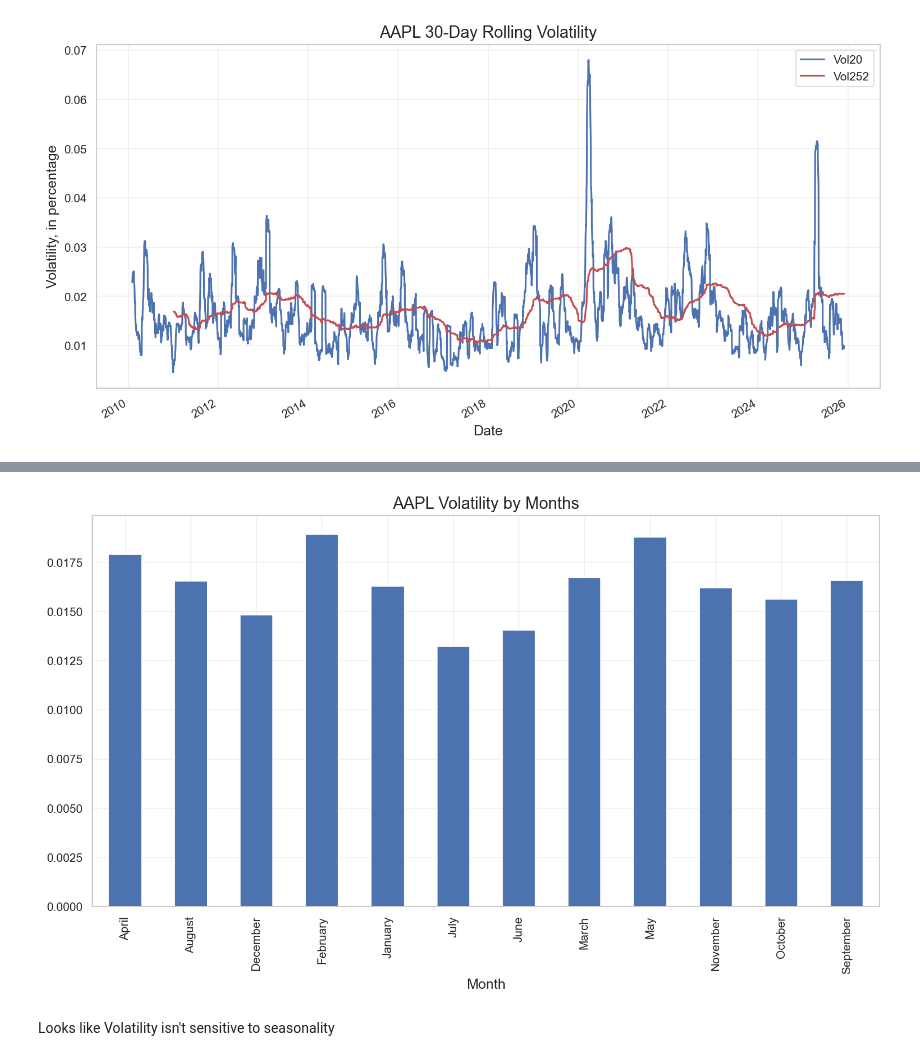
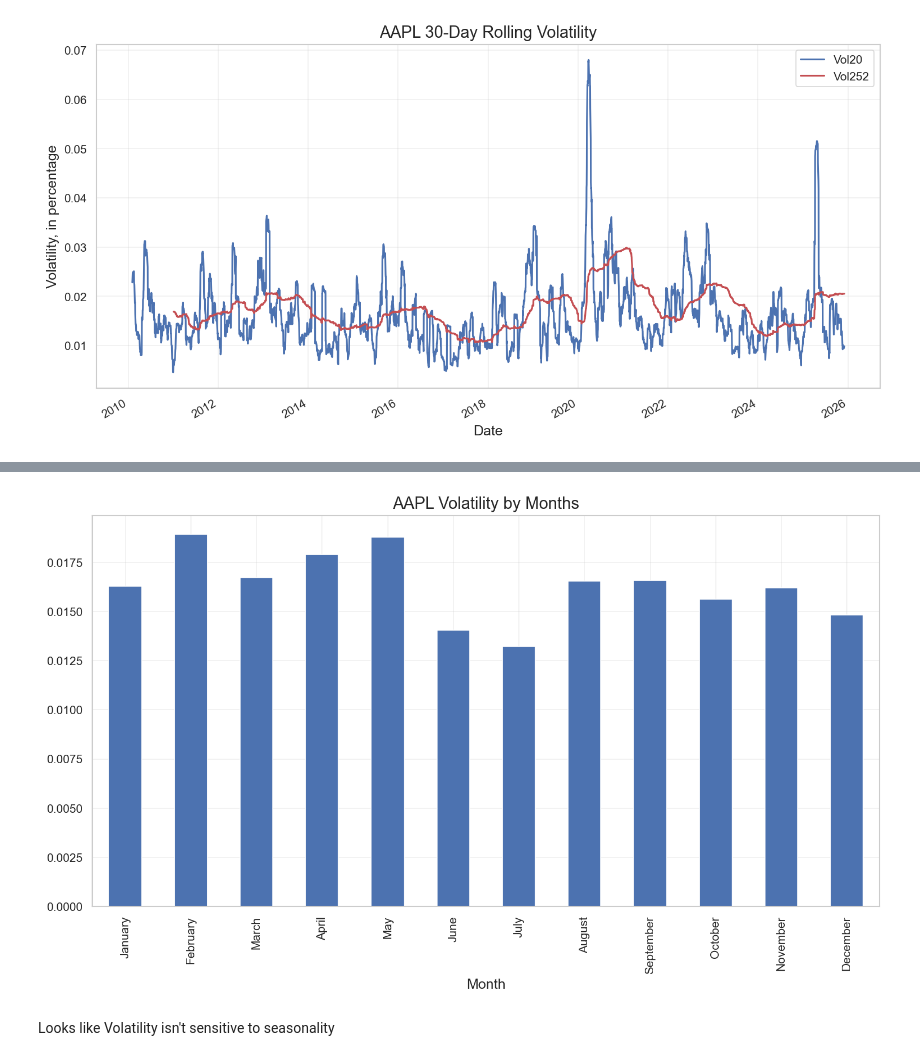
Before and after one commit to itaymutzafi/data-science-project, a Jupyter notebook: Final_Project_Report.ipynb, the cells around one changed output, grey strips where cells are left out. Drawn from its saved outputs; the diff is of its cells as text; code cells hidden in the pictures.

```diff
--- a/Final_Project_Report.ipynb
+++ b/Final_Project_Report.ipynb
@@ -100,6 +100,10 @@ from src.models import NaiveBaseline, RandomBaseline, CAPMBaseline
 from src.evaluation import evaluate_regression, print_eval
 from src.evaluation import set_style, plot_price_vs_returns, plot_walk_forward_validation, plot_autocorrelation
 from src.features.preprocessing import LogReturnTransformer
+from calendar import month_name, day_name
+
+DAYNAMES = list(day_name)
+MONTHNAMES = list(month_name)[1:]
 
 # Apply Academic Plotting Style
 # %matplotlib inline
@@ -396,10 +391,13 @@ plt.show()
 # %%
 df['Month'] = df.index.month_name()
-df.groupby('Month')['Vol20'].mean().plot(kind='bar')
+monthly = df.groupby('Month')['Vol20'].mean()
+monthly = monthly.reindex(MONTHNAMES)
+monthly.plot(kind="bar")
+
 plt.title("AAPL Volatility by Months")
 plt.show()
 # %% [output]
-[figure, old version]
+[figure, new version]
 # %% [markdown]
 Looks like Volatility isn't sensitive to seasonality
 # %% [markdown]
```
Also changed, not shown: parts of 25 cells of this notebook.
